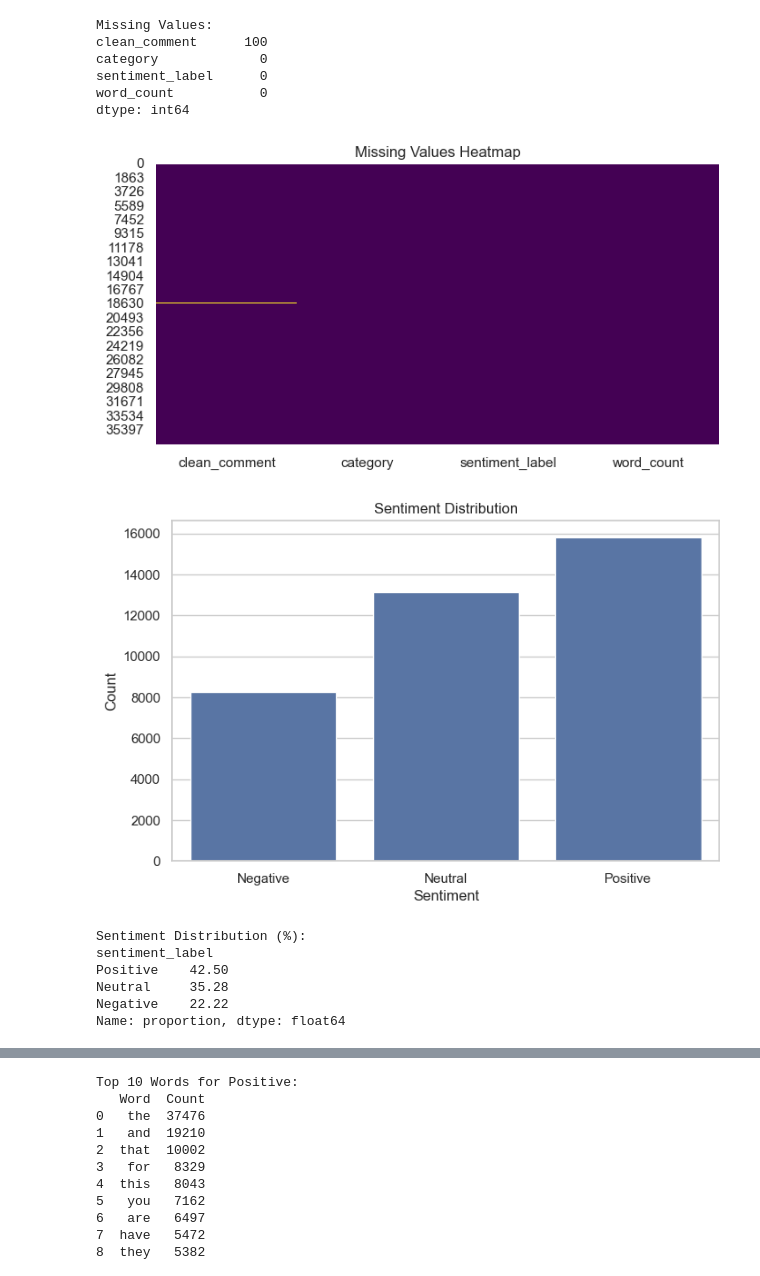
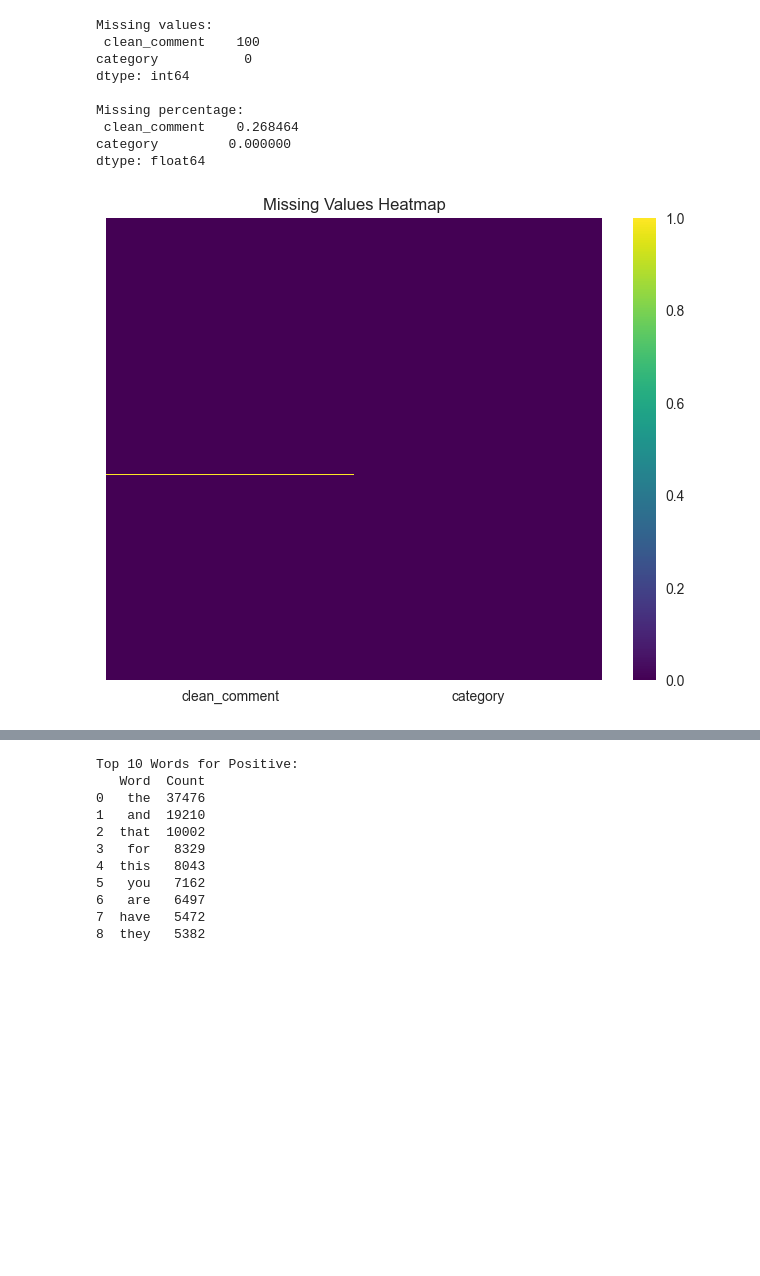
Before and after one commit to SebastianGarrido2790/Youtube-Sentiment-MLOPS, a Jupyter notebook: notebooks/1.0-initial-eda.ipynb, the cells around one changed output, grey strips where cells are left out. Drawn from its saved outputs; the diff is of its cells as text; code cells hidden in the pictures; blank space fills up the shorter version.

```diff
--- a/notebooks/1.0-initial-eda.ipynb
+++ b/notebooks/1.0-initial-eda.ipynb
@@ -2,13 +2,21 @@
 import pandas as pd
 import matplotlib.pyplot as plt
 import seaborn as sns
-from wordcloud import WordCloud
 import numpy as np
 from collections import Counter
 import re
+import nltk
+from nltk.corpus import stopwords
+from nltk.tokenize import word_tokenize
+from wordcloud import WordCloud
 
-# Set plot style for better visualization
-sns.set(style='whitegrid')
+# Download NLTK resources (run once)
+nltk.download('punkt', quiet=True)
+nltk.download('stopwords', quiet=True)
+
+# Set style for plots
+plt.style.use('seaborn-v0_8')
+sns.set_palette("husl")
 %matplotlib inline
 # %%
 # Load the Reddit dataset from the raw data directory
@@ -44,43 +57,24 @@ First 5 Rows:
 # %%
-# Calculate and display missing values
-missing_values = df.isnull().sum()
-print("Missing Values:")
-print(missing_values)
+# Missing values per column
+missing = df.isnull().sum()
+missing_pct = (missing / len(df)) * 100
+print("Missing values:\n", missing)
+print("\nMissing percentage:\n", missing_pct)
 
-# Visualize missing values
-plt.figure(figsize=(8, 4))
-sns.heatmap(df.isnull(), cbar=False, cmap='viridis')
-plt.title('Missing Values Heatmap')
-plt.show()
+# Visualize missing values (if any)
+if missing.sum() > 0:
+    plt.figure(figsize=(8, 6))
+    sns.heatmap(df.isnull(), cbar=True, yticklabels=False, cmap='viridis')
+    plt.title('Missing Values Heatmap')
+    plt.show()
 # %% [output]
-Missing Values:
-clean_comment      100
-category             0
-sentiment_label      0
-word_count           0
+Missing values:
+ clean_comment    100
+category           0
 dtype: int64
+
+Missing percentage:
+ clean_comment    0.268464
+category         0.000000
+dtype: float64
-[figure, old version]
+[figure, new version]
-# %%
-# Map category values to labels for clarity
-sentiment_map = {-1: 'Negative', 0: 'Neutral', 1: 'Positive'}
-df['sentiment_label'] = df['category'].map(sentiment_map)
-
-# Plot sentiment distribution
-plt.figure(figsize=(8, 5))
-sns.countplot(x='sentiment_label', data=df, order=['Negative', 'Neutral', 'Positive'])
-plt.title('Sentiment Distribution')
-plt.xlabel('Sentiment')
-plt.ylabel('Count')
-plt.show()
-
-# Display percentage distribution
-print("Sentiment Distribution (%):")
-print((df['sentiment_label'].value_counts(normalize=True) * 100).round(2))
-# %% [output]
-[figure, removed]
-Sentiment Distribution (%):
-sentiment_label
-Positive    42.50
-Neutral     35.28
-Negative    22.22
-Name: proportion, dtype: float64
```
Also changed, not shown: parts of 14 cells of this notebook, 12 other files.
